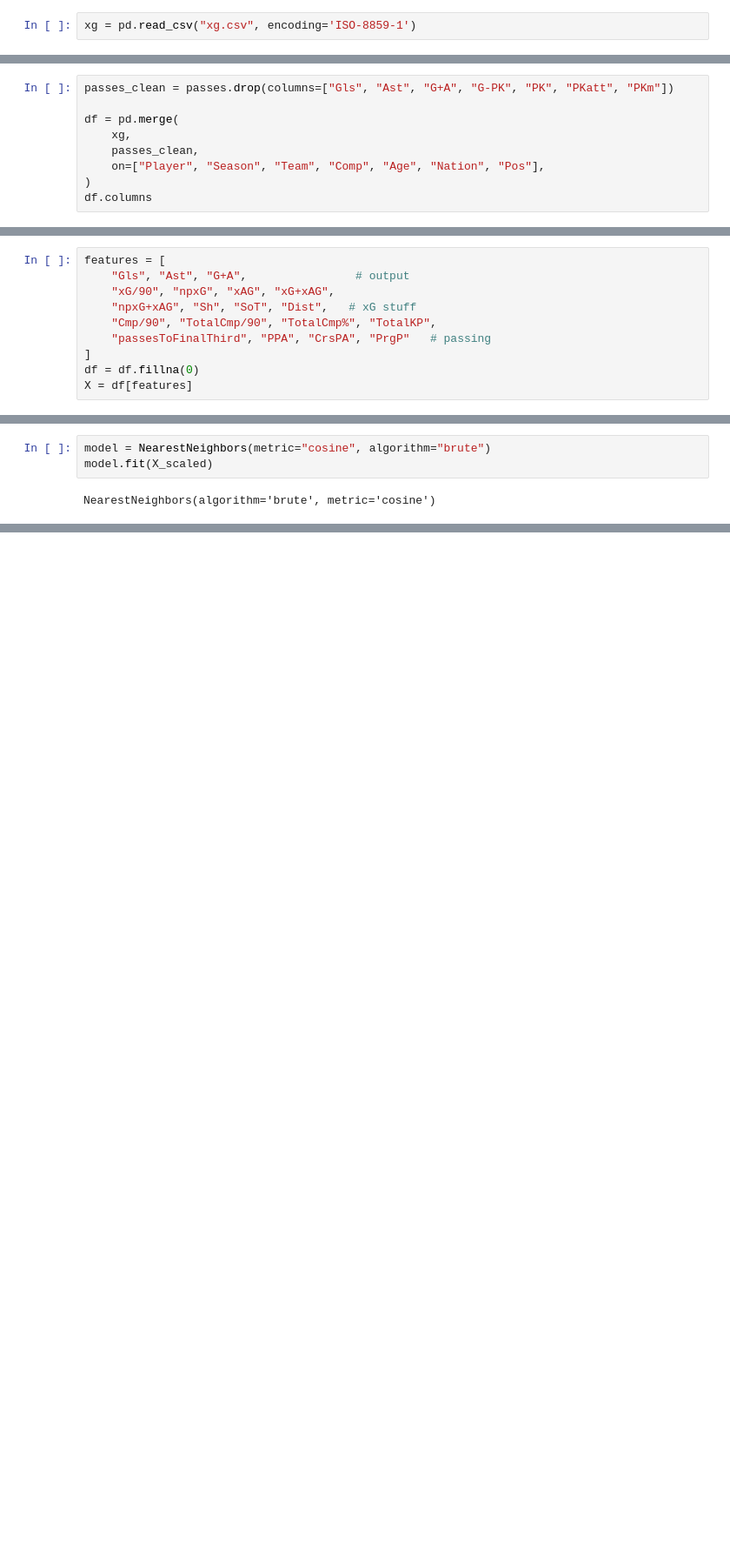
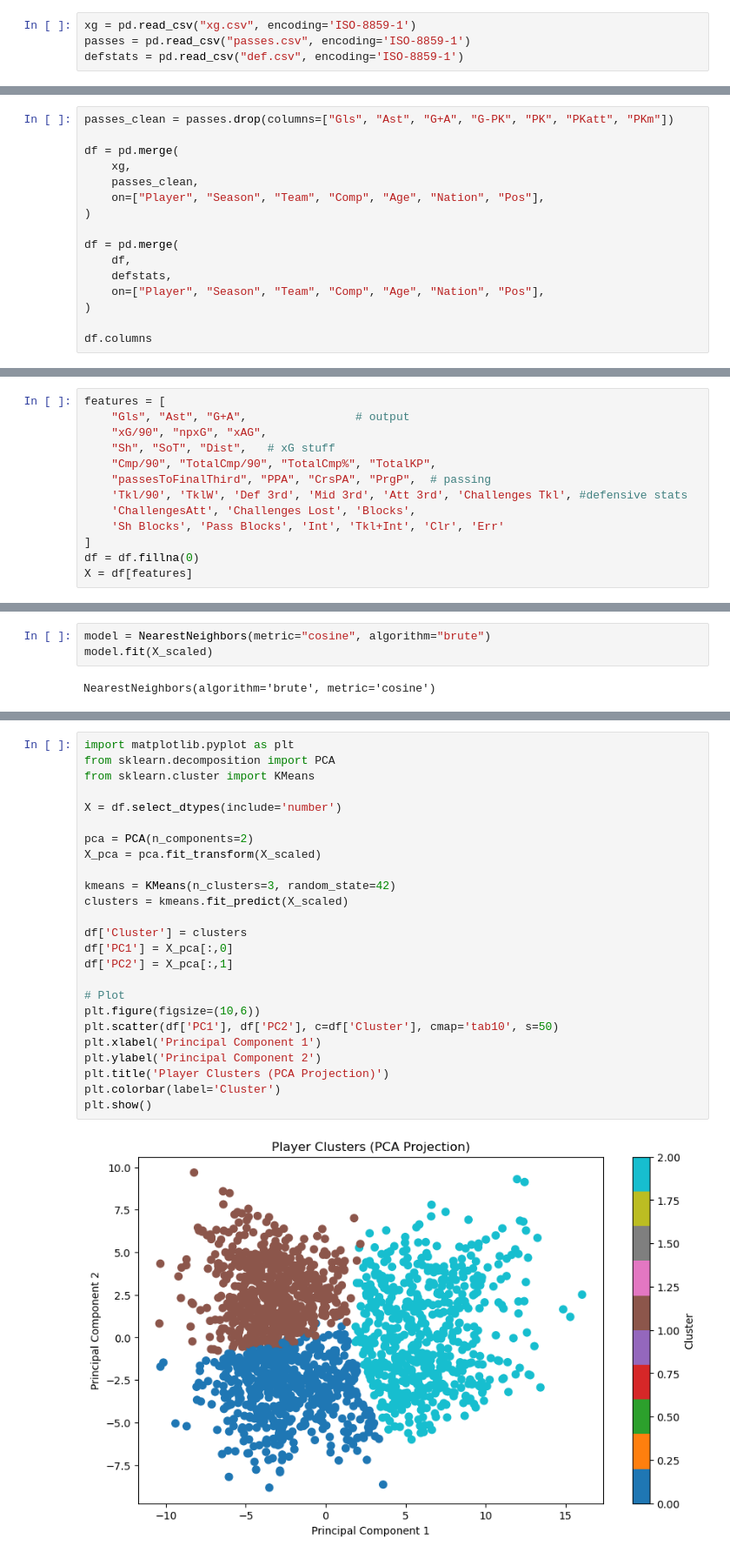
Before and after one commit to TejasShanbhag/Similar-Player-Finder, a Jupyter notebook: SimilarPlayerInitial.ipynb, the cells around one changed output, grey strips where cells are left out. Shown at 87% size. Drawn from its saved outputs; the diff is of its cells as text; blank space fills up the shorter version.

Commit message:
3rd version of the model, with only standard, passing, xg, and defensive stats

```diff
--- a/SimilarPlayerInitial.ipynb
+++ b/SimilarPlayerInitial.ipynb
@@ -5,2 +7,4 @@ import sklearn as sk
 # %%
 xg = pd.read_csv("xg.csv", encoding='ISO-8859-1')
+passes = pd.read_csv("passes.csv", encoding='ISO-8859-1')
+defstats = pd.read_csv("def.csv", encoding='ISO-8859-1')
@@ -41,6 +61,13 @@ df = pd.merge(
     passes_clean,
     on=["Player", "Season", "Team", "Comp", "Age", "Nation", "Pos"],
 )
+
+df = pd.merge(
+    df,
+    defstats,
+    on=["Player", "Season", "Team", "Comp", "Age", "Nation", "Pos"],
+)
+
 df.columns
 # %% [output]
 Index(['Rk_x', 'Player', 'xG/90', 'Season', 'Age', 'Nation', 'Team', 'Comp',
@@ -57,10 +88,13 @@ Index(['Rk_x', 'Player', 'xG/90', 'Season', 'Age', 'Nation', 'Team', 'Comp',
 # %%
 features = [
     "Gls", "Ast", "G+A",                # output
-    "xG/90", "npxG", "xAG", "xG+xAG",
-    "npxG+xAG", "Sh", "SoT", "Dist",   # xG stuff
+    "xG/90", "npxG", "xAG",
+    "Sh", "SoT", "Dist",   # xG stuff
     "Cmp/90", "TotalCmp/90", "TotalCmp%", "TotalKP",
-    "passesToFinalThird", "PPA", "CrsPA", "PrgP"   # passing
+    "passesToFinalThird", "PPA", "CrsPA", "PrgP",  # passing
+    'Tkl/90', 'TklW', 'Def 3rd', 'Mid 3rd', 'Att 3rd', 'Challenges Tkl', #defensive stats
+    'ChallengesAtt', 'Challenges Lost', 'Blocks',
+    'Sh Blocks', 'Pass Blocks', 'Int', 'Tkl+Int', 'Clr', 'Err'
 ]
 df = df.fillna(0)
 X = df[features]
@@ -102,0 +137,27 @@ print(find_similar("Erling Haaland", n=5))
+# %%
+import matplotlib.pyplot as plt
+from sklearn.decomposition import PCA
+from sklearn.cluster import KMeans
+
+X = df.select_dtypes(include='number')
+
+pca = PCA(n_components=2)
+X_pca = pca.fit_transform(X_scaled)
+
+kmeans = KMeans(n_clusters=3, random_state=42)
+clusters = kmeans.fit_predict(X_scaled)
+
+df['Cluster'] = clusters
+df['PC1'] = X_pca[:,0]
+df['PC2'] = X_pca[:,1]
+
+# Plot
+plt.figure(figsize=(10,6))
+plt.scatter(df['PC1'], df['PC2'], c=df['Cluster'], cmap='tab10', s=50)
+plt.xlabel('Principal Component 1')
+plt.ylabel('Principal Component 2')
+plt.title('Player Clusters (PCA Projection)')
+plt.colorbar(label='Cluster')
+plt.show()
+# %% [output]
+[figure, added]
```
Also changed, not shown: parts of 10 cells of this notebook.
